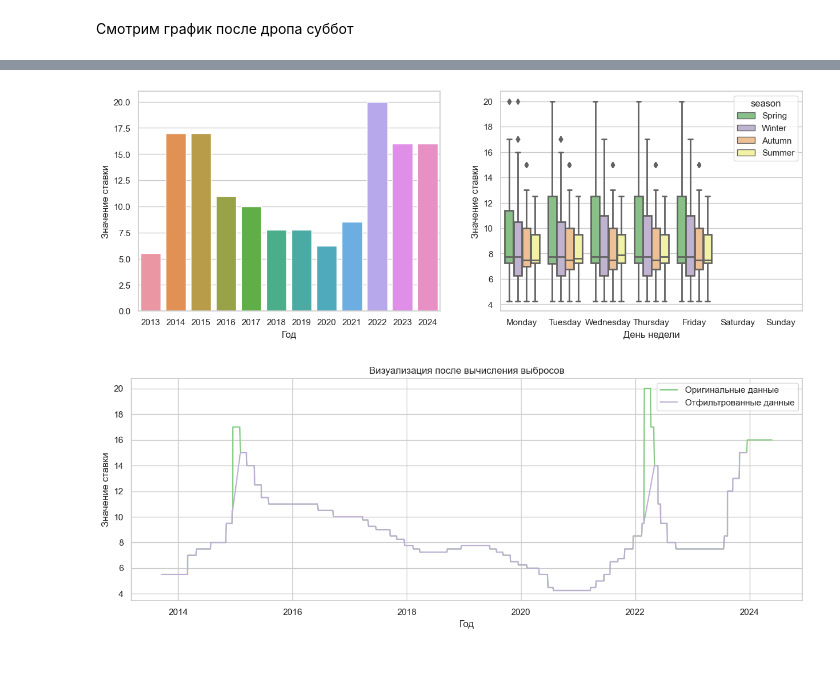
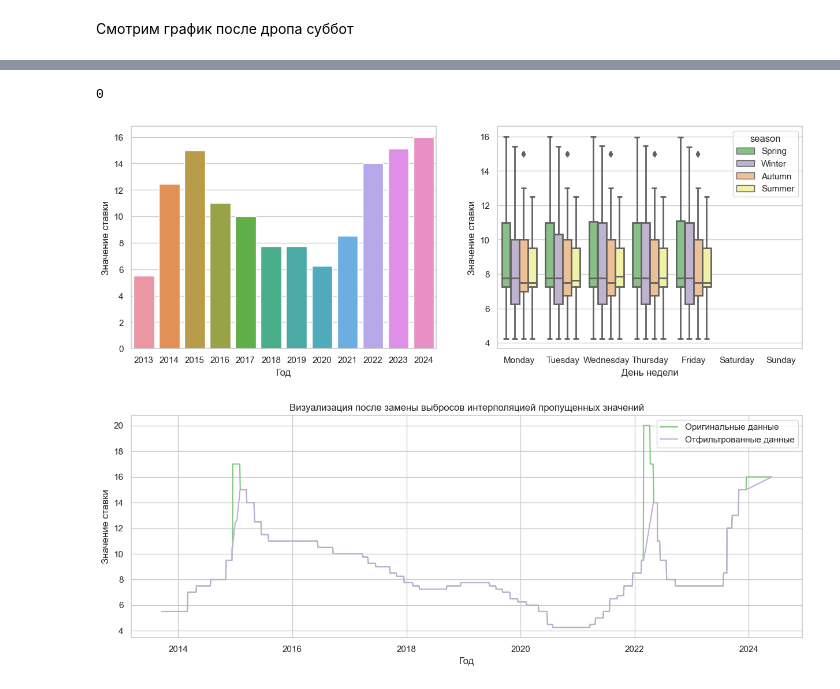
Before and after one commit to myxa95/01_Prediction_of_the_key_rate_in_the_Russian_Federation, a Jupyter notebook: notebooks/Parcer_EDA.ipynb, the cells around one changed output, grey strips where cells are left out. Drawn from its saved outputs; the diff is of its cells as text; code cells hidden in the pictures; blank space fills up the shorter version.

```diff
--- a/notebooks/Parcer_EDA.ipynb
+++ b/notebooks/Parcer_EDA.ipynb
@@ -97,7 +97,7 @@ ShapiroResult(statistic=0.9030506610870361, pvalue=3.365635849018417e-38)
 Распределение не нормальное
 # %%
 def create_features(data, col_datetime):
-    """Создание сезонов и дней недели"""
+    """Создание сезонов, дней недели, месяцев"""
 
     data = data.copy()
     data['weekday'] = data[col_datetime].dt.day_name().astype(cat_day)
@@ -142,0 +166,20 @@ df_features = create_features(data=df, col_datetime='date')
+# %%
+# Определение последней даты в столбце 'key_rate'
+last_date = df['date'].max()
+
+# Настройка фильтрации данных до последней даты
+mask = df['date'] < last_date
+
+# Вычисление межквартильного размаха (IQR) только для данных до последней даты
+q1 = df.loc[mask, 'key_rate'].quantile(0.25)
+q3 = df.loc[mask, 'key_rate'].quantile(0.75)
+iqr = q3 - q1
+
+# Определение границ для выбросов только для данных до последней даты
+lower_bound = q1 - 1.5 * iqr
+upper_bound = q3 + 1.5 * iqr
+
+# Замена выбросов на NaN, исключая данные начиная с последней даты
+df_filtered = df.copy()
+df_filtered.loc[(df_filtered['key_rate'] < lower_bound) & mask, 'key_rate'] = np.nan
+df_filtered.loc[(df_filtered['key_rate'] > upper_bound) & mask, 'key_rate'] = np.nan
@@ -143,17 +207,28 @@ df_features = create_features(data=df, col_datetime='date')
+# %%
+# Интерполируем пропущенные значения
+df_filtered['key_rate'] = df_filtered['key_rate'].interpolate(method='polynomial', order=1)
+
+# Считаем количество статистических выбросов после интерполяции
+print(df_filtered['key_rate'].isna().sum())
+# %% [output]
+0
+# %%
+# Создаем df с признаками после замены статистических выбросов
+df_features = create_features(data=df_filtered, col_datetime='date')
 # %%
 # Смотрим графики для анализа
-figure, axes = plt.subplots(1, 2, figsize=(15, 5))
+fig, ax = plt.subplots(1, 2, figsize=(15, 5))
 
 year_group = pd.DataFrame(df_features.groupby('year')['key_rate'].max()).reset_index().sort_values('key_rate')
 
-sns.barplot(data=year_group, x='year', y='key_rate', ax=axes[0])
-axes[0].set_xlabel('Год')
-axes[0].set_ylabel('Значение ставки')
+sns.barplot(data=year_group, x='year', y='key_rate', ax=ax[0])
+ax[0].set_xlabel('Год')
+ax[0].set_ylabel('Значение ставки')
 
-sns.boxplot(data=df_features, x='weekday', y='key_rate', hue='season', ax=axes[1], linewidth=2)
-axes[1].set_xlabel('День недели')
-axes[1].set_ylabel('Значение ставки')
+sns.boxplot(data=df_features, x='weekday', y='key_rate', hue='season', ax=ax[1], linewidth=2)
+ax[1].set_xlabel('День недели')
+ax[1].set_ylabel('Значение ставки')
 
 plt.show()
 # %% [output]
-[figure, old version]
+[figure, new version]
@@ -172,4 +235,5 @@ df_filtered = df[(df["key_rate"] >= lower_bound) & (df["key_rate"] <= upper_boun
 # %%
+# Смотрим график после замены выбросов интерполяцией пропущенных значений
 fig, ax = plt.subplots(figsize=(15, 5))
 
 sns.set_theme(style="whitegrid", palette="Accent")
@@ -179,8 +243,8 @@ sns.lineplot(x='date', y='key_rate', data=df_filtered, label='Отфильтро
 
 ax.set_xlabel('Год')
 ax.set_ylabel('Значение ставки')
-ax.set_title('Визуализация после вычисления выбросов')
+ax.set_title('Визуализация после замены выбросов интерполяцией пропущенных значений')
 ax.legend(loc='best')
 ax.grid(True)
 # %% [output]
-[figure, old version]
+[figure, new version]
```
Also changed, not shown: parts of 18 cells of this notebook, 1 other file.
